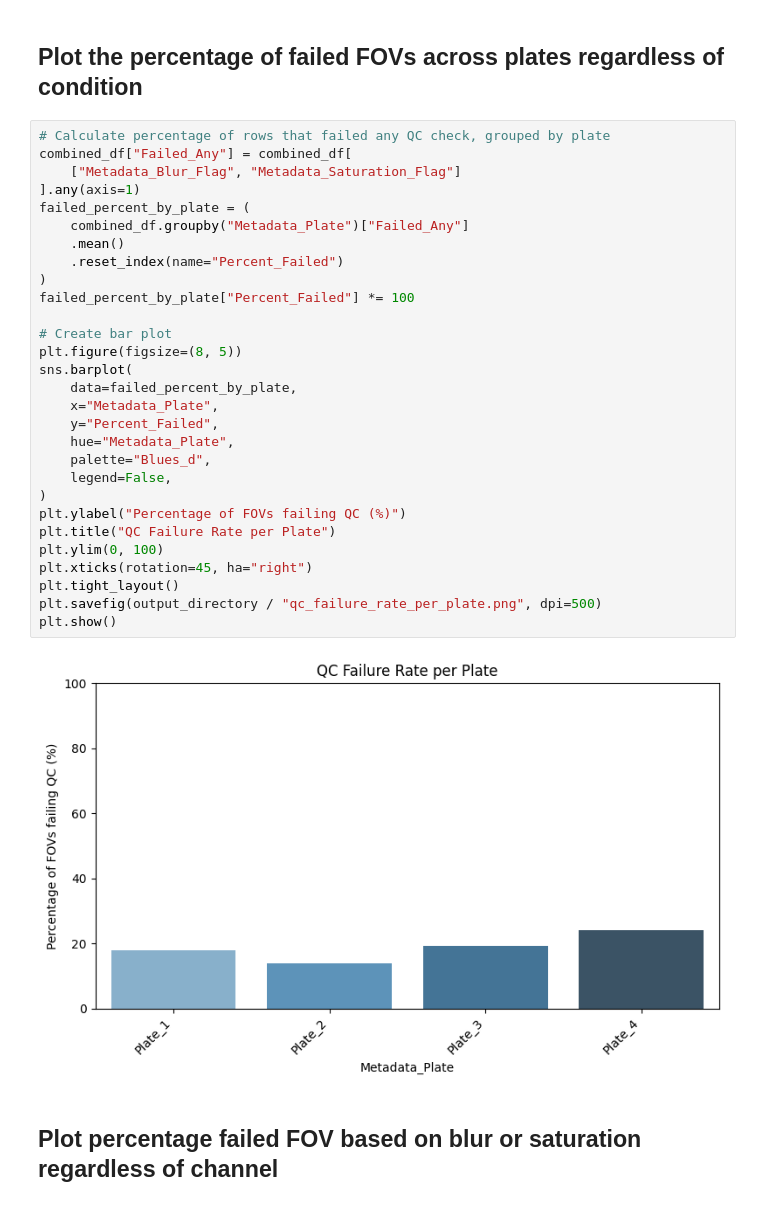
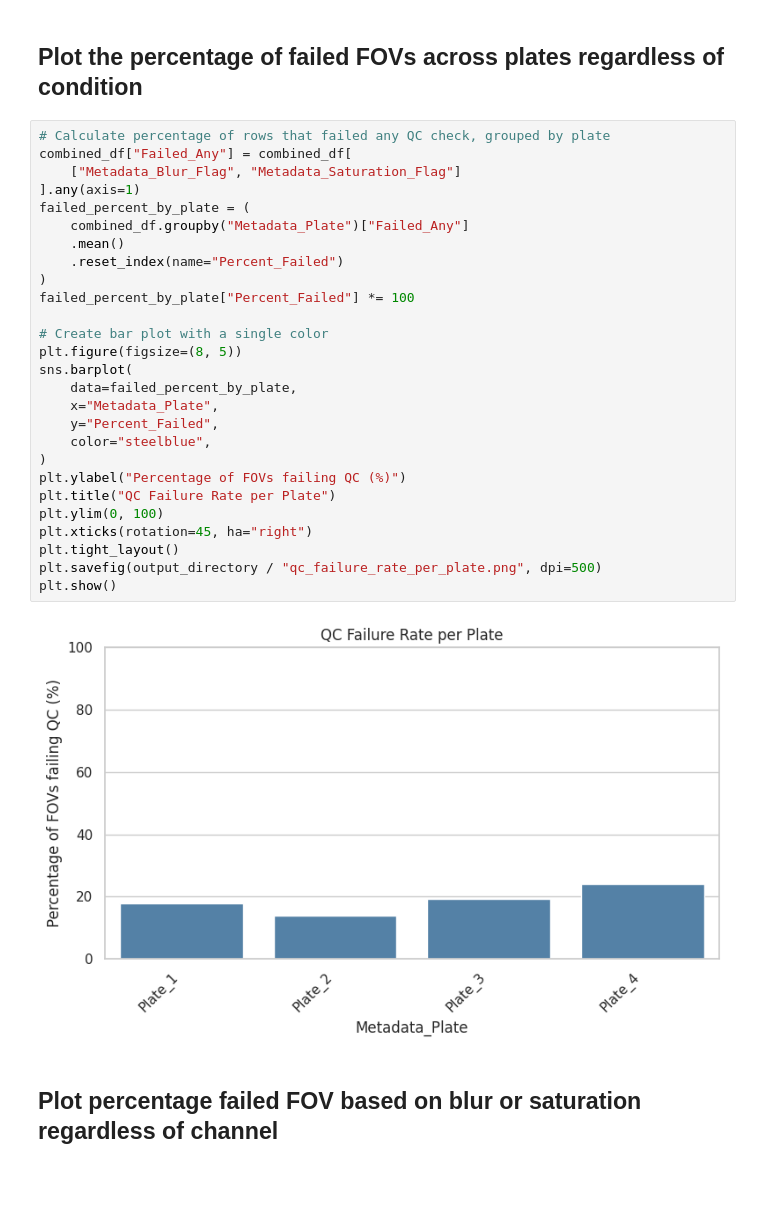
Before and after one commit to WayScience/targeted_fibrosis_drug_screen, a Jupyter notebook: 1.illumination_correction/qc_update/1.qc_report.ipynb, the cells around one changed output. Cells and saved outputs as stored; diff of their text form; blank space fills up the shorter version.

```diff
--- a/1.illumination_correction/qc_update/1.qc_report.ipynb
+++ b/1.illumination_correction/qc_update/1.qc_report.ipynb
@@ -142,34 +143,32 @@ combined_df.head()
 # %%
 # Calculate percentage of rows that failed any QC check, grouped by plate
 combined_df["Failed_Any"] = combined_df[
     ["Metadata_Blur_Flag", "Metadata_Saturation_Flag"]
 ].any(axis=1)
 failed_percent_by_plate = (
     combined_df.groupby("Metadata_Plate")["Failed_Any"]
     .mean()
     .reset_index(name="Percent_Failed")
 )
 failed_percent_by_plate["Percent_Failed"] *= 100
 
-# Create bar plot
+# Create bar plot with a single color
 plt.figure(figsize=(8, 5))
 sns.barplot(
     data=failed_percent_by_plate,
     x="Metadata_Plate",
     y="Percent_Failed",
-    hue="Metadata_Plate",
-    palette="Blues_d",
-    legend=False,
+    color="steelblue",
 )
 plt.ylabel("Percentage of FOVs failing QC (%)")
 plt.title("QC Failure Rate per Plate")
 plt.ylim(0, 100)
 plt.xticks(rotation=45, ha="right")
 plt.tight_layout()
 plt.savefig(output_directory / "qc_failure_rate_per_plate.png", dpi=500)
 plt.show()
 # %% [output]
-[figure, old version]
+[figure, new version]
 # %% [markdown]
 ## Plot percentage failed FOV based on blur or saturation regardless of channel
 # %%
```
Also changed, not shown: parts of 1 cell of this notebook, 5 other files.
